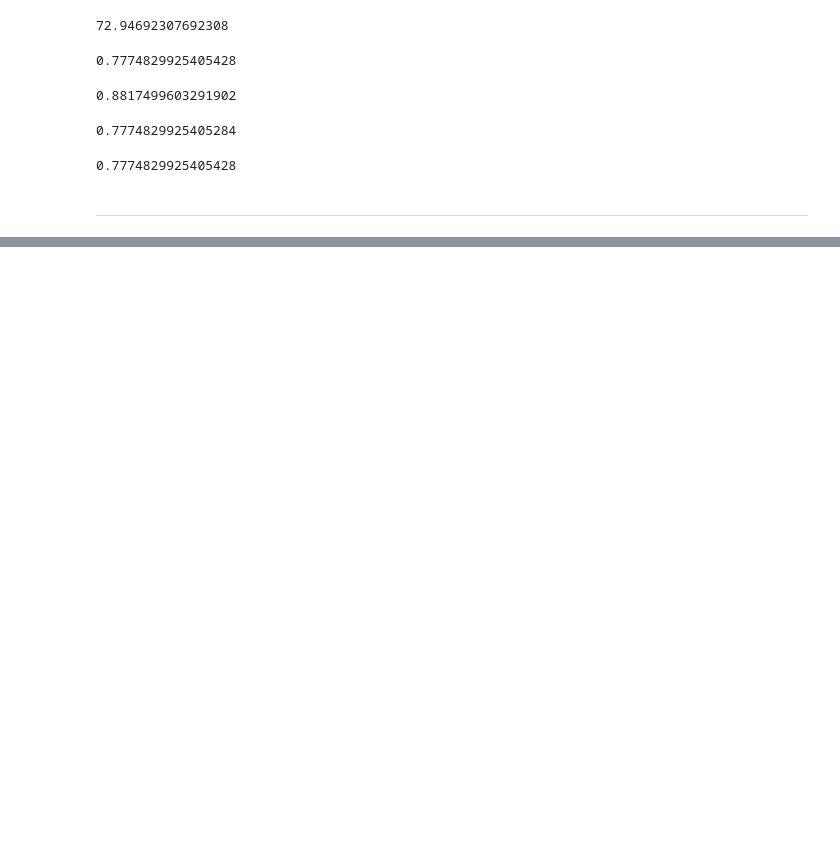
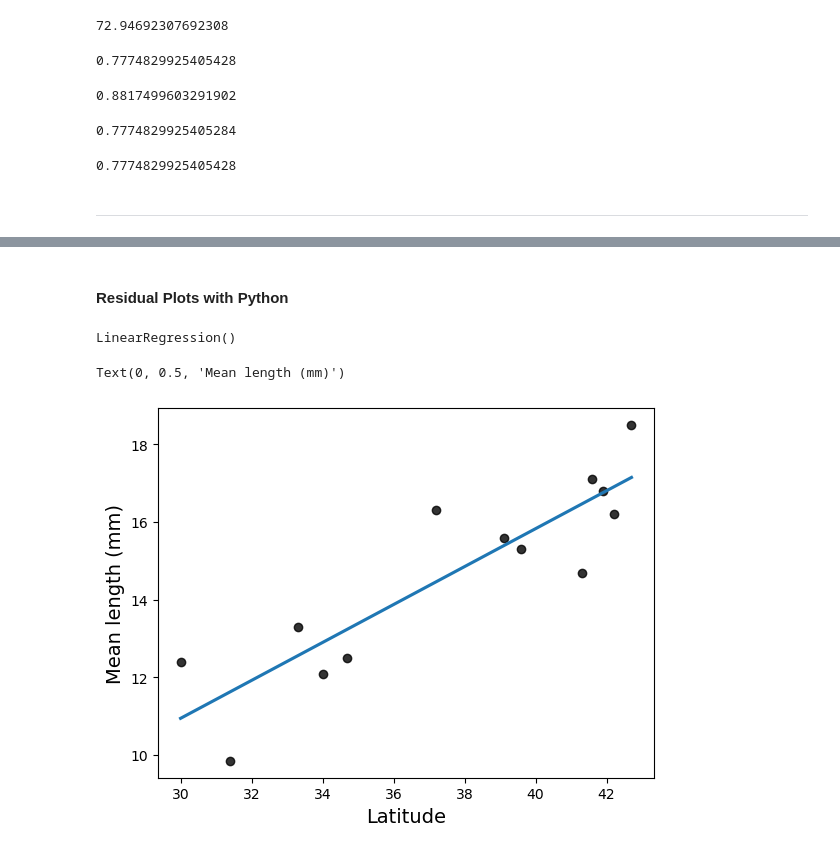
Before and after one commit to dylanxlam/data_science_practice_and_skills, a Jupyter notebook: Regression.ipynb, the cells around one changed output, grey strips where cells are left out. Cells and saved outputs as stored; diff of their text form; code cells hidden in the pictures; blank space fills up the shorter version.

```diff
--- a/Regression.ipynb
+++ b/Regression.ipynb
@@ -141,0 +153,2 @@ linModel.score(X, y)
+# %% [markdown]
+#### **Residual Plots with Python**
@@ -141,0 +167,14 @@ linModel.score(X, y)
+# %%
+# Fit a least squares regression model
+linModel = LinearRegression()
+linModel.fit(X, y)
+# %% [output]
+LinearRegression()
+# %%
+# regplot() creates a scatter plot with the regression line overlaid
+p = sns.regplot(data=crabs, x='latitude', y='mean_mm', ci=False, scatter_kws={'color':'black'})
+p.set_xlabel('Latitude', fontsize=14)
+p.set_ylabel('Mean length (mm)', fontsize=14)
+# %% [output]
+Text(0, 0.5, 'Mean length (mm)')
+[figure, added]
```
Also changed, not shown: parts of 39 cells of this notebook, 2 other files.
